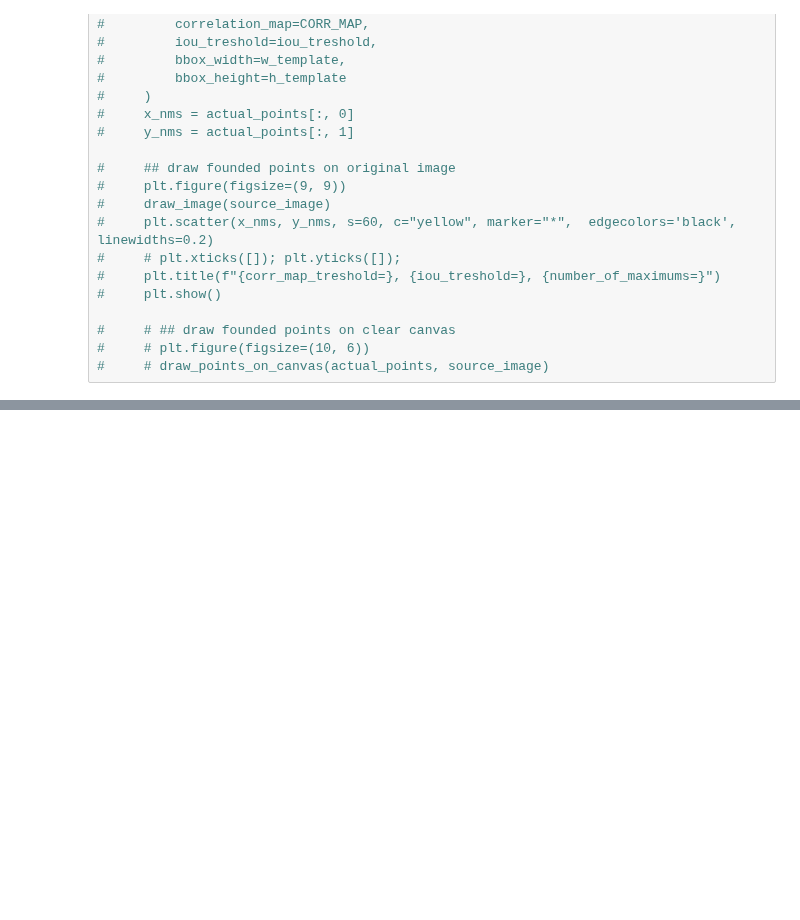
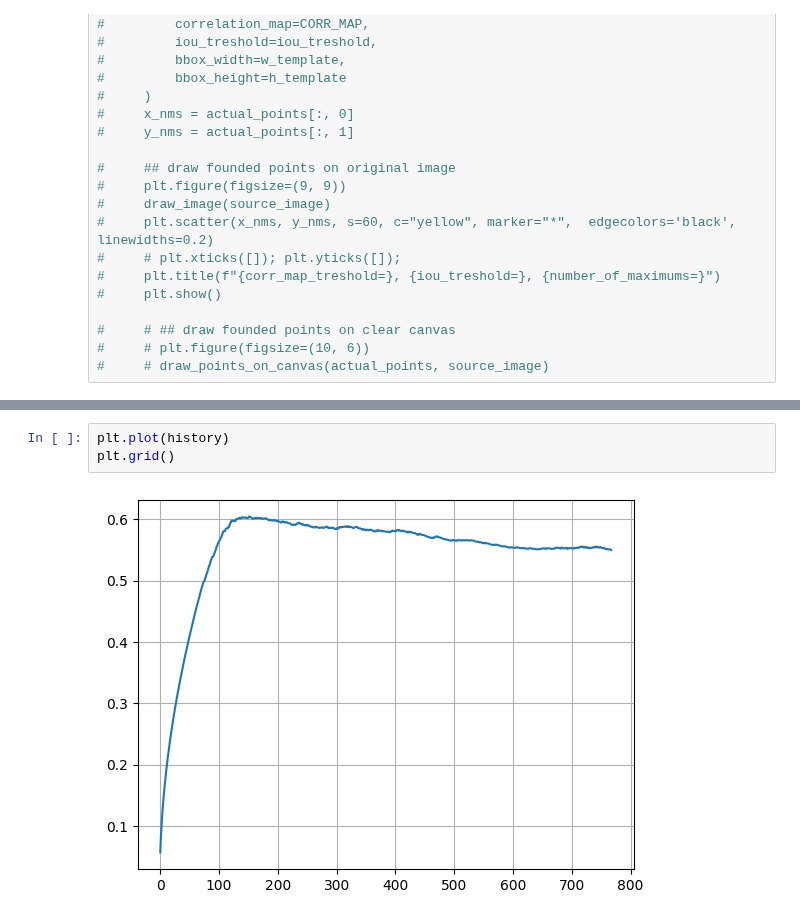
Before and after one commit to adusachev/scanplot, a Jupyter notebook: src/scanplot/pipeline.ipynb, the cells around one changed output, grey strips where cells are left out. Saved outputs shown, nothing was run; the diff lists cells and outputs as text; blank space fills up the shorter version.

```diff
--- a/src/scanplot/pipeline.ipynb
+++ b/src/scanplot/pipeline.ipynb
@@ -279,0 +324,5 @@ interact(
+# %%
+plt.plot(history)
+plt.grid()
+# %% [output]
+[figure, added]
```
Also changed, not shown: parts of 15 cells of this notebook, 1 other file.
